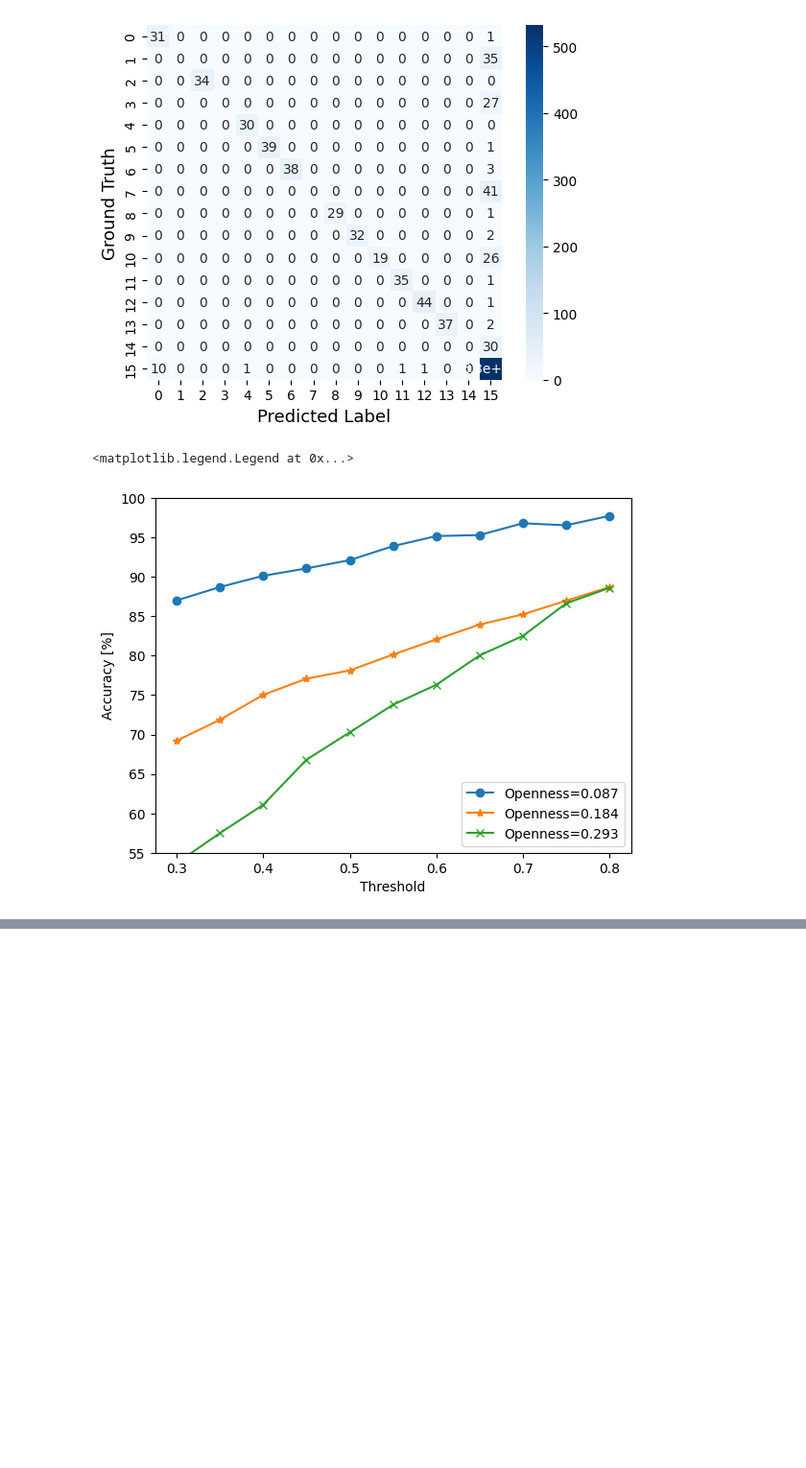
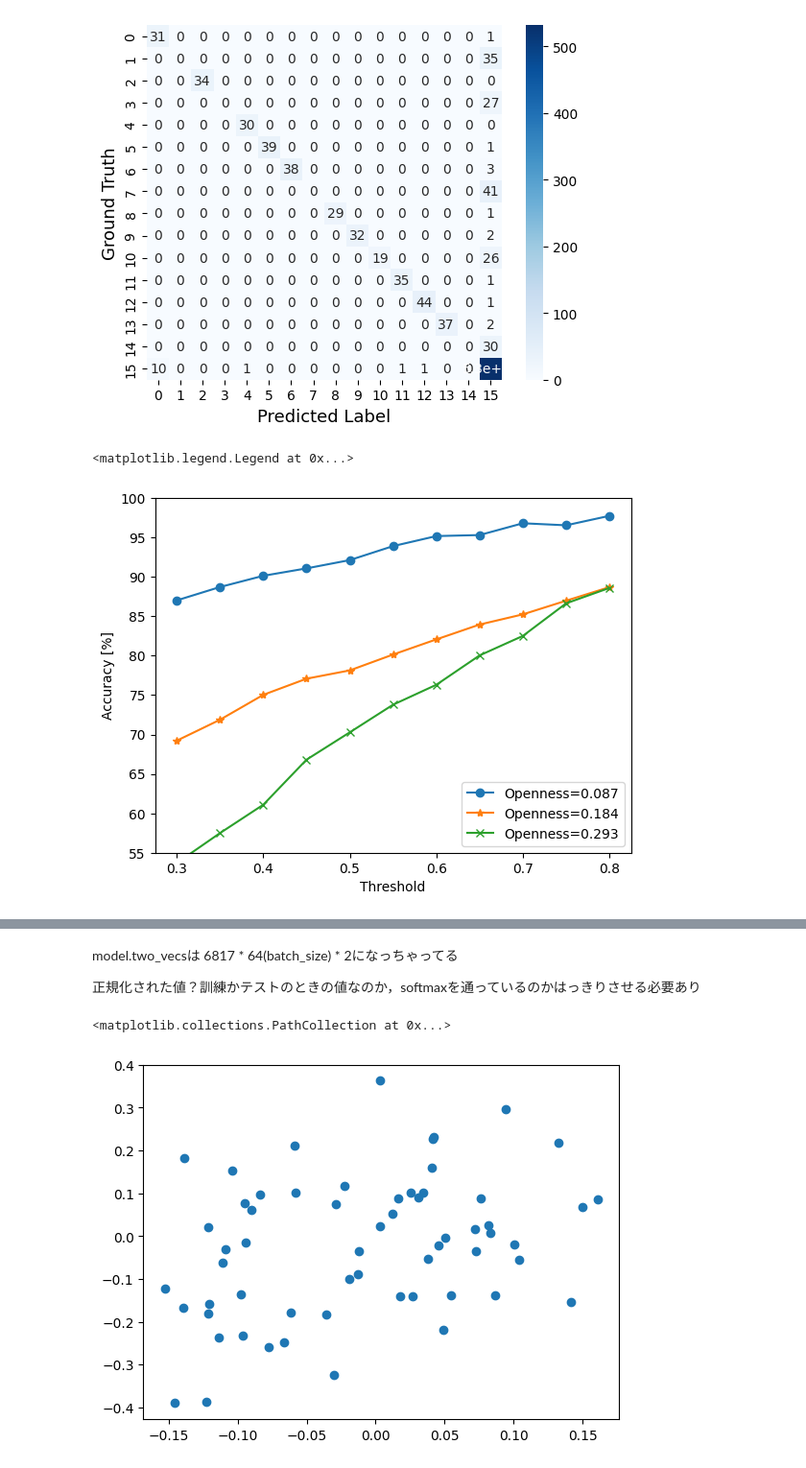
Before and after one commit to gondow86/InceptionTime, a Jupyter notebook: InceptionTime_TJL.ipynb, the cells around one changed output, grey strips where cells are left out. Shown: that part at 96% size. Drawn from its saved outputs; the diff is of its cells as text; code cells hidden in the pictures; blank space fills up the shorter version.

```diff
--- a/InceptionTime_TJL.ipynb
+++ b/InceptionTime_TJL.ipynb
@@ -142,10 +143,14 @@ class InceptionTime(Module):
         self.inceptionblock = InceptionBlock(c_in, nf, **kwargs) # c_in is input channel num of conv1d
         self.gap = GAP1d(1)
         self.fc = nn.Linear(nf * 4, c_out) # c_out is 1d output size
+        self.fc_tsne = nn.Linear(nf * 4, 2)
+        self.two_vecs = []
 
     def forward(self, x):
         x = self.inceptionblock(x)
         x = self.gap(x)
+        two_dimensional_vec = self.fc_tsne(x)
+        self.two_vecs.append(two_dimensional_vec)
         x = self.fc(x)
         return x
 # %%
@@ -340,6 +340,7 @@ model = model.to(device)
 # criterion = nn.CrossEntropyLoss()
 optimizer = torch.optim.Adam(model.parameters(), lr=learning_rate)
 # %%
+model.train()
 n_total_steps = len(train_loader)
 for epoch in range(num_epochs):
   for i, (signals, labels) in enumerate(train_loader):
@@ -357,6 +358,8 @@ for epoch in range(num_epochs):
     optimizer.zero_grad()
     optimizer_centloss.zero_grad()
     loss.backward()
+    for param in center_loss.parameters():
+      param.grad.data *= (1./alpha) # 98.98%を出したときはこれを書いていなかった→追加しても問題なし．
     optimizer.step()
     optimizer_centloss.step()
     if (i + 1) % 12 == 0:
@@ -508,0 +550,11 @@ plt.legend()
+# %% [markdown]
+model.two_vecsは 6817 * 64(batch_size) * 2になっちゃってる
+
+正規化された値？訓練かテストのときの値なのか，softmaxを通っているのかはっきりさせる必要あり
+# %%
+two_vecs = model.two_vecs[-1].cpu().detach().numpy().copy()
+x, y = zip(*two_vecs)
+plt.scatter(x, y)
+# %% [output]
+<matplotlib.collections.PathCollection at 0x...>
+[figure, added]
```
Also changed, not shown: parts of 13 cells of this notebook, 1 other file.
